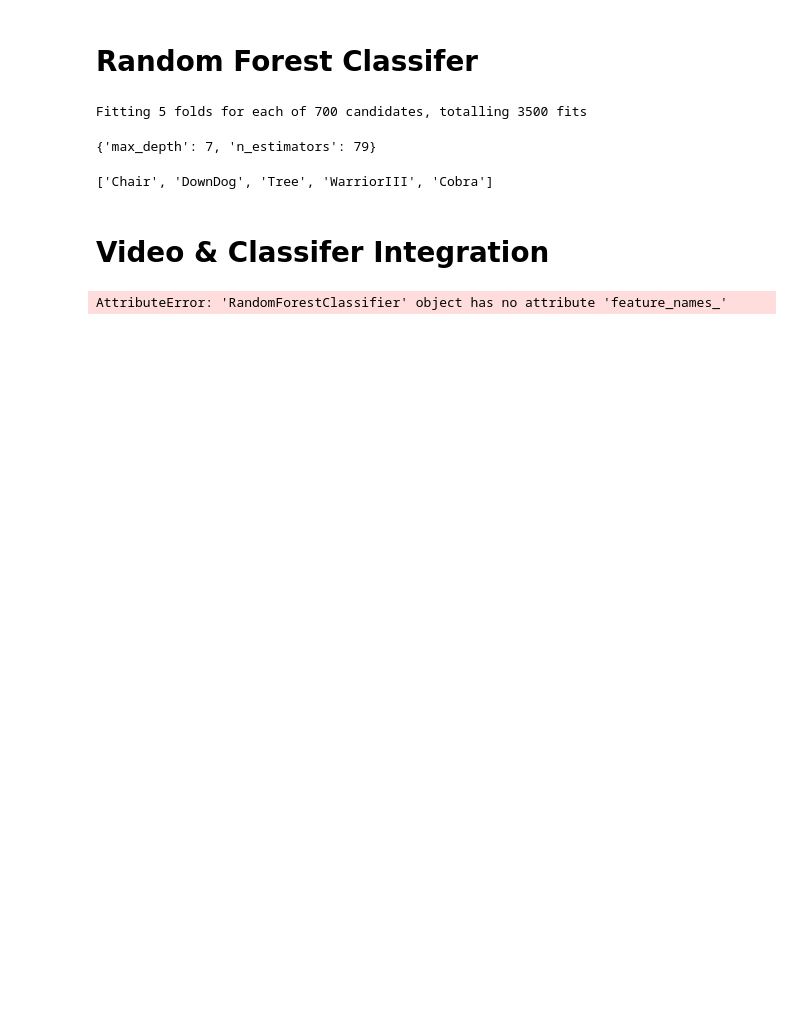
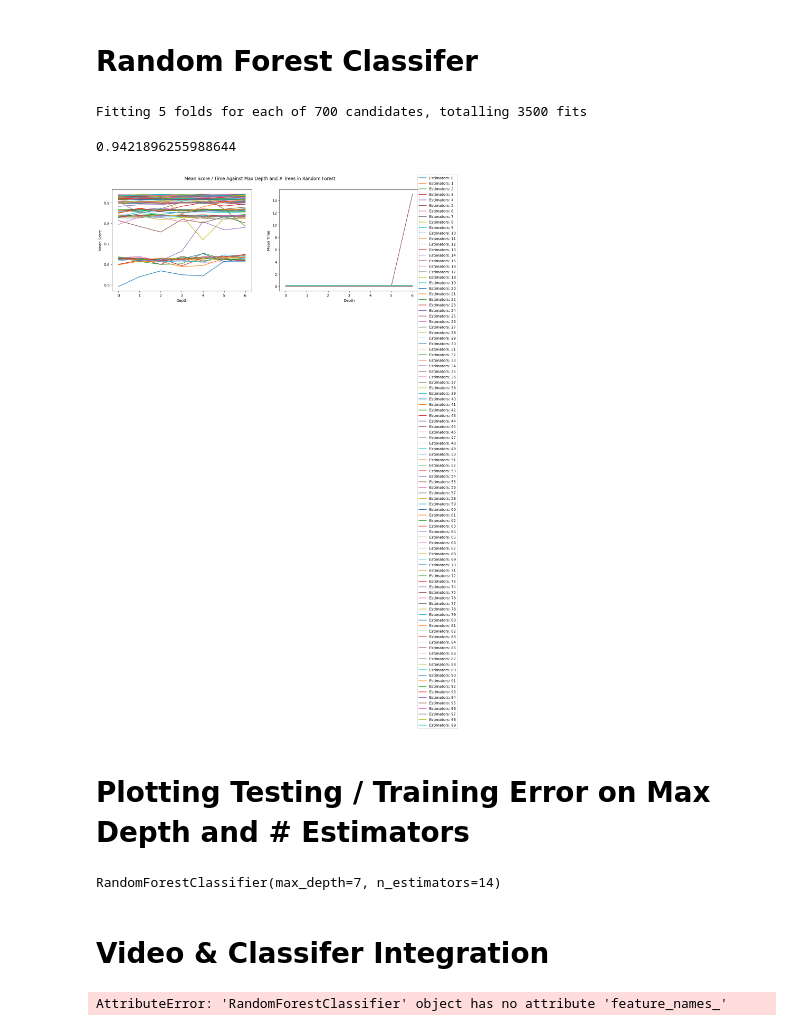
Before and after one commit to sogoodmo/ZenAI-3YP, a Jupyter notebook: JupyterNotebooks/FirstExample.ipynb, the cells around one changed output. Cells and saved outputs as stored; diff of their text form; code cells hidden in the pictures; blank space fills up the shorter version.

Commit message:
Need to fix dataset

```diff
--- a/JupyterNotebooks/FirstExample.ipynb
+++ b/JupyterNotebooks/FirstExample.ipynb
@@ -7,7 +14,9 @@ from sklearn.ensemble import RandomForestClassifier
 from sklearn.metrics import accuracy_score, confusion_matrix, classification_report
 import matplotlib.pyplot as plt
 
-path = 'C:\\Users\\moham\\Desktop\\Third Year Project\\Dataset\\'
+is_mac = True
+
+path = 'C:\\Users\\moham\\Desktop\\Third Year Project\\Dataset\\' if not is_mac else '/Users/mohamed/ZenAI-3YP/Dataset/'
 
 columns = ['class','l_shoulder','r_shoulder','l_arm','r_arm','l_hip','r_hip','l_knee','r_knee']
 
@@ -45,33 +54,39 @@ forest_classifier_gscv = GridSearchCV(forest_classifier, param_grid, cv=5, verbo
 forest_classifier_gscv.fit(X_train, y_train)
 
 forest_classifier_gscv.best_params_
+forest_classifier_gscv.best_score_
 # %% [output]
 Fitting 5 folds for each of 700 candidates, totalling 3500 fits
-{'max_depth': 7, 'n_estimators': 79}
+0.9421896255988644
 # %%
 def plot_hyperparams():
     att = [x for x in forest_classifier_gscv.cv_results_]
 
     scores = [x for x in forest_classifier_gscv.cv_results_['mean_test_score']]
     times = [x for x in forest_classifier_gscv.cv_results_['mean_fit_time']]
 
     scores = np.array(scores).reshape(max_estimators, max_depth)
     times = np.array(times).reshape(max_estimators, max_depth)
 
 
     fig, (ax1, ax2) = plt.subplots(1, 2, figsize=(15, 5))
     fig.suptitle('Mean Score / Time Against Max Depth and # Trees in Random Forest ')
 
     for idx in range(max_estimators):
         ax1.plot(range(max_depth), scores[idx], label='Estimators: ' + str(idx))
         ax2.plot(range(max_depth), times[idx], label='Estimators: ' + str(idx))
 
     ax1.set(xlabel='Depth', ylabel='Mean Score')
     ax2.set(xlabel='Depth', ylabel='Mean Time')
 
     handles, labels = ax1.get_legend_handles_labels()
     fig.legend(handles, labels, loc='upper right')
     plt.show()
+plot_hyperparams()
+# %% [output]
+[figure, added]
+# %% [markdown]
+# Plotting Testing / Training Error on Max Depth and # Estimators
 # %%
 max_depth = forest_classifier_gscv.best_params_['max_depth']
 n_estimators = forest_classifier_gscv.best_params_['n_estimators']
@@ -79,7 +94,7 @@ n_estimators = forest_classifier_gscv.best_params_['n_estimators']
 best_forest = RandomForestClassifier(max_depth = max_depth, n_estimators=n_estimators)
 best_forest.fit(X_train, y_train)
 # %% [output]
-['Chair', 'DownDog', 'Tree', 'WarriorIII', 'Cobra']
+RandomForestClassifier(max_depth=7, n_estimators=14)
 # %% [markdown]
 # Video & Classifer Integration
 # %%
```
Also changed, not shown: parts of 3 cells of this notebook, 3 other files.
